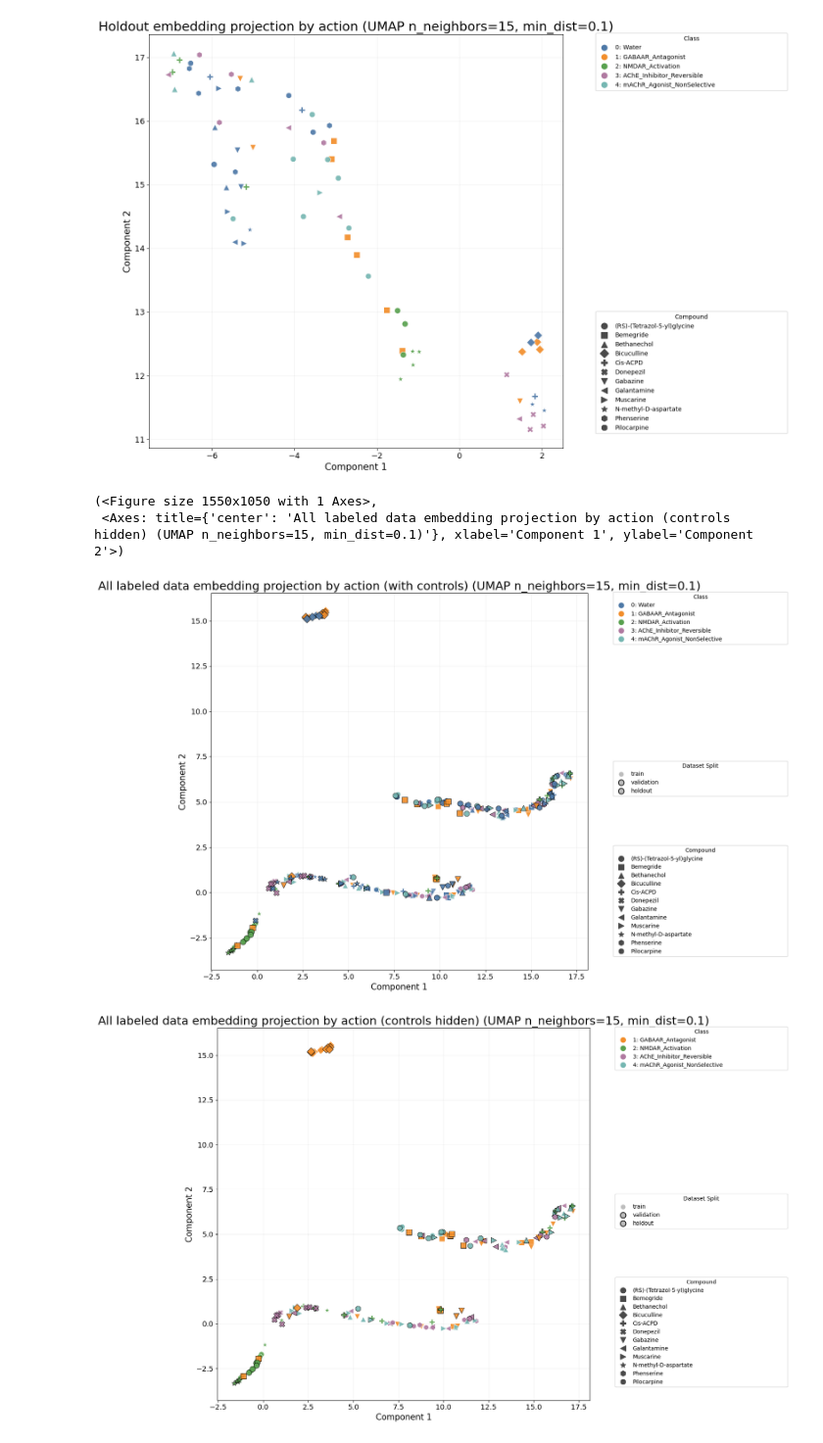
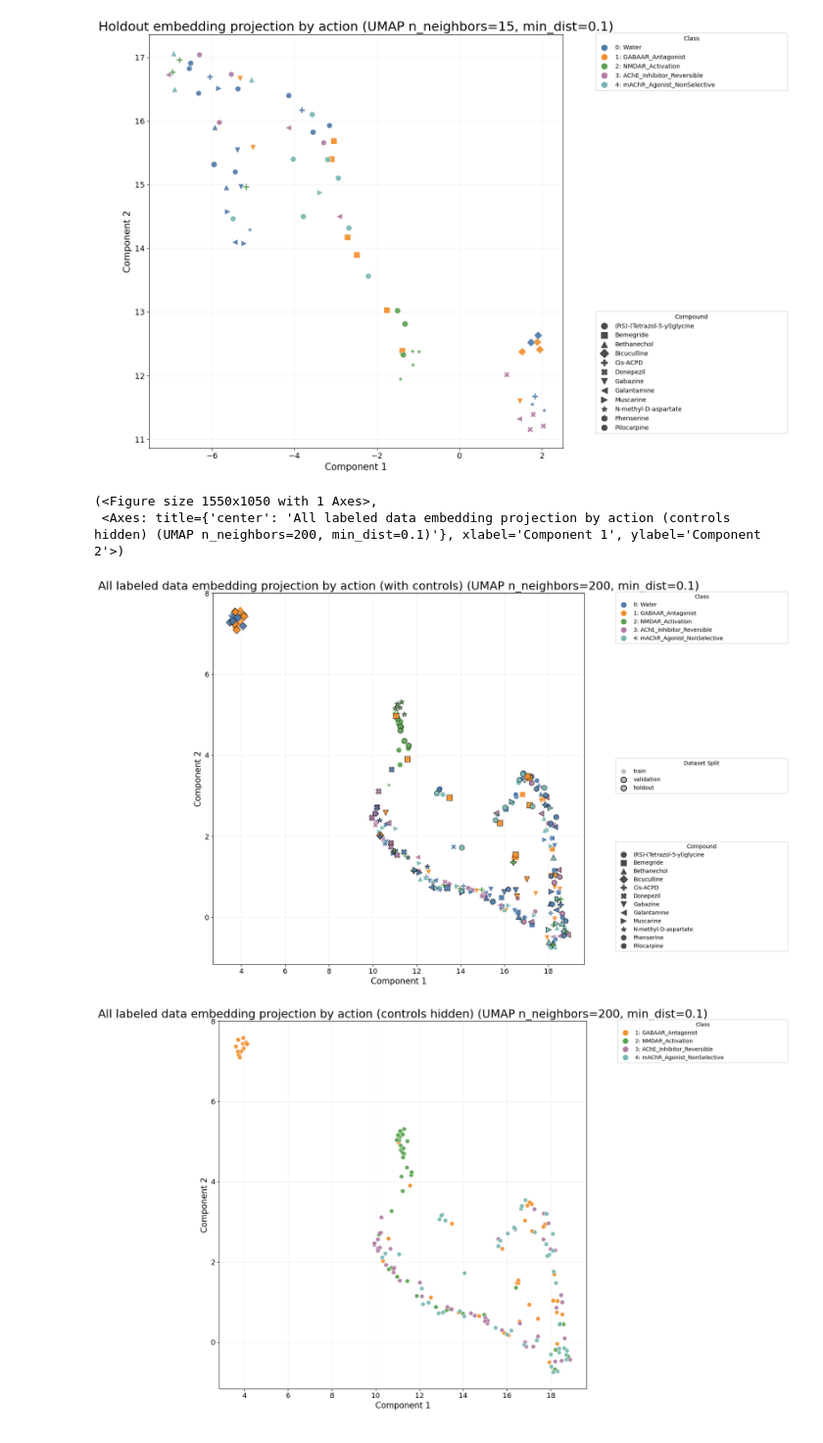
Before and after one commit to fabriziocosta/ZebraFish, a Jupyter notebook: 13C_test.ipynb, the cells around one changed output. Shown at 98% size. Drawn from its saved outputs; the diff is of its cells as text; code cells hidden in the pictures.

```diff
--- a/13C_test.ipynb
+++ b/13C_test.ipynb
@@ -656,39 +674,39 @@ all_embedding_projection = build_tensor_embedding_2d(
     model.transform(all_labeled_tensors),
     all_action_labels,
     label_map=experiment.label_maps["action"],
     metadata=all_labeled_metadata,
     method=umap_method,
     random_state=optimization_config.random_state,
-    umap_n_neighbors=umap_n_neighbors,
+    umap_n_neighbors=200,
     umap_min_dist=umap_min_dist,
 )
 all_embedding_projection.to_csv(
     figure_dir / f"{experiment_run.experiment_id}_all_labeled_embedding_umap.csv",
     index=False,
 )
 plot_tensor_embedding_2d(
     all_embedding_projection,
     title="All labeled data embedding projection by action (with controls)",
     marker_column="compound",
     edge_color_column="dataset_split",
     edge_color_map={"train": "white", "validation": "black", "holdout": "black"},
     display_control=True,
     output_path=figure_dir / f"{experiment_run.experiment_id}_all_labeled_embedding_umap_with_controls.pdf",
 )
 plot_tensor_embedding_2d(
     all_embedding_projection,
     title="All labeled data embedding projection by action (controls hidden)",
-    marker_column="compound",
-    edge_color_column="dataset_split",
+    marker_column=None,
+    edge_color_column=None,
     edge_color_map={"train": "white", "validation": "black", "holdout": "black"},
     display_control=False,
     output_path=figure_dir / f"{experiment_run.experiment_id}_all_labeled_embedding_umap_controls_hidden.pdf",
 )
 # %% [output]
 (<Figure size 1550x1050 with 1 Axes>,
- <Axes: title={'center': 'All labeled data embedding projection by action (controls hidden) (UMAP n_neighbors=15, min_dist=0.1)'}, xlabel='Component 1', ylabel='Component 2'>)
+ <Axes: title={'center': 'All labeled data embedding projection by action (controls hidden) (UMAP n_neighbors=200, min_dist=0.1)'}, xlabel='Component 1', ylabel='Component 2'>)
-[figure, old version]
+[figure, new version]
-[figure, old version]
+[figure, new version]
 # %%
 test_run_config = {
     "source_campaign_trial": latest_trial,
```
Also changed, not shown: parts of 4 cells of this notebook, 11 other files.
